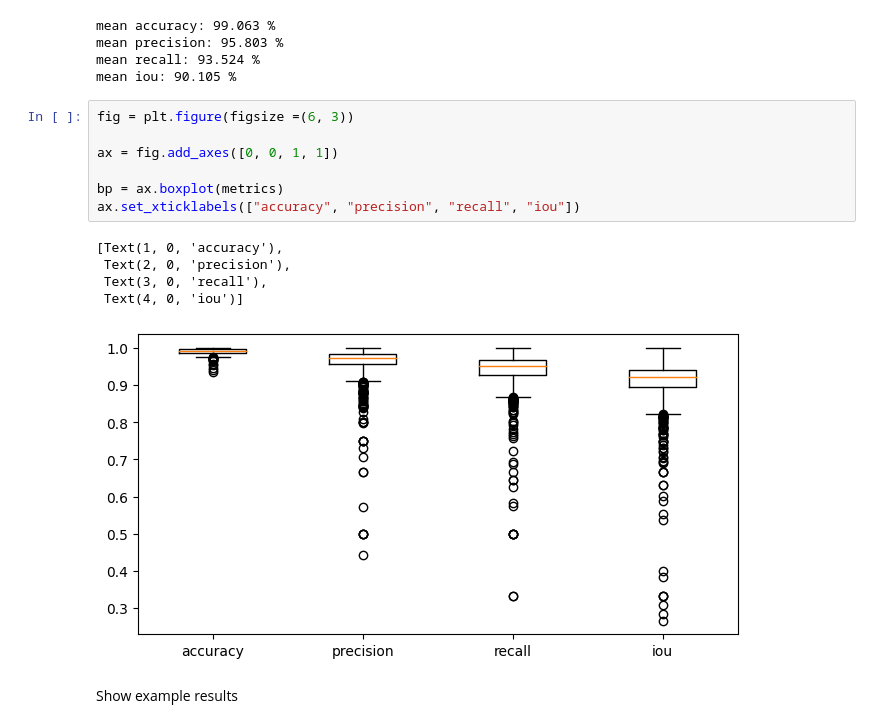
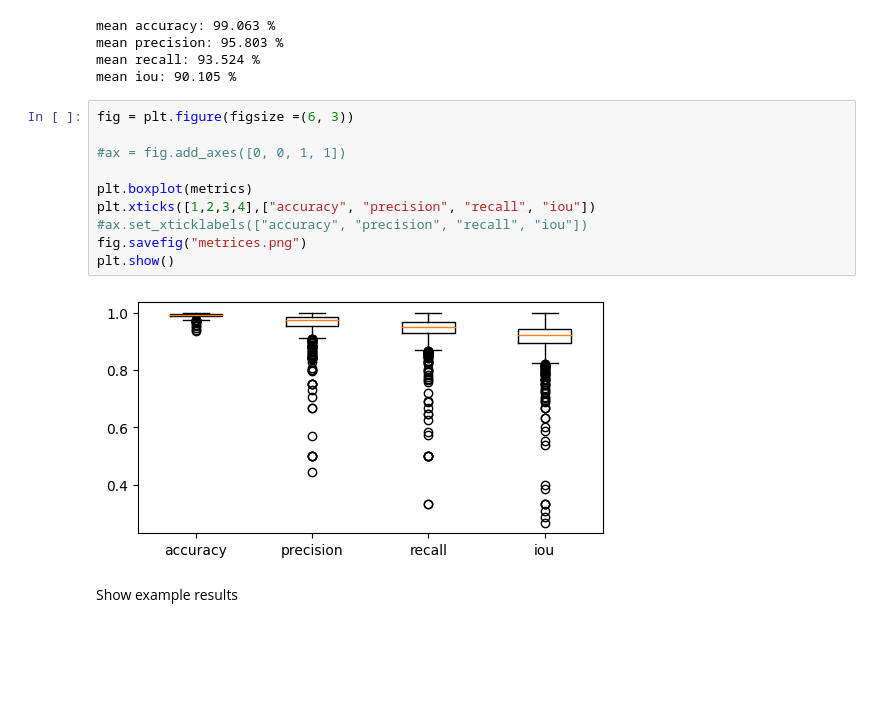
Before and after one commit to timonpalm/AIA_hw5, a Jupyter notebook: Homework5.ipynb, the cells around one changed output. Saved outputs shown, nothing was run; the diff lists cells and outputs as text; blank space fills up the shorter version.

```diff
--- a/Homework5.ipynb
+++ b/Homework5.ipynb
@@ -478,16 +479,15 @@ mean iou: 90.105 %
 # %%
 fig = plt.figure(figsize =(6, 3))
 
-ax = fig.add_axes([0, 0, 1, 1])
+#ax = fig.add_axes([0, 0, 1, 1])
 
-bp = ax.boxplot(metrics)
-ax.set_xticklabels(["accuracy", "precision", "recall", "iou"])
+plt.boxplot(metrics)
+plt.xticks([1,2,3,4],["accuracy", "precision", "recall", "iou"])
+#ax.set_xticklabels(["accuracy", "precision", "recall", "iou"])
+fig.savefig("metrices.png")
+plt.show()
 # %% [output]
-[Text(1, 0, 'accuracy'),
- Text(2, 0, 'precision'),
- Text(3, 0, 'recall'),
- Text(4, 0, 'iou')]
-[figure, old version]
+[figure, new version]
 # %% [markdown]
 Show example results
 # %%
```
Also changed, not shown: parts of 2 cells of this notebook.
